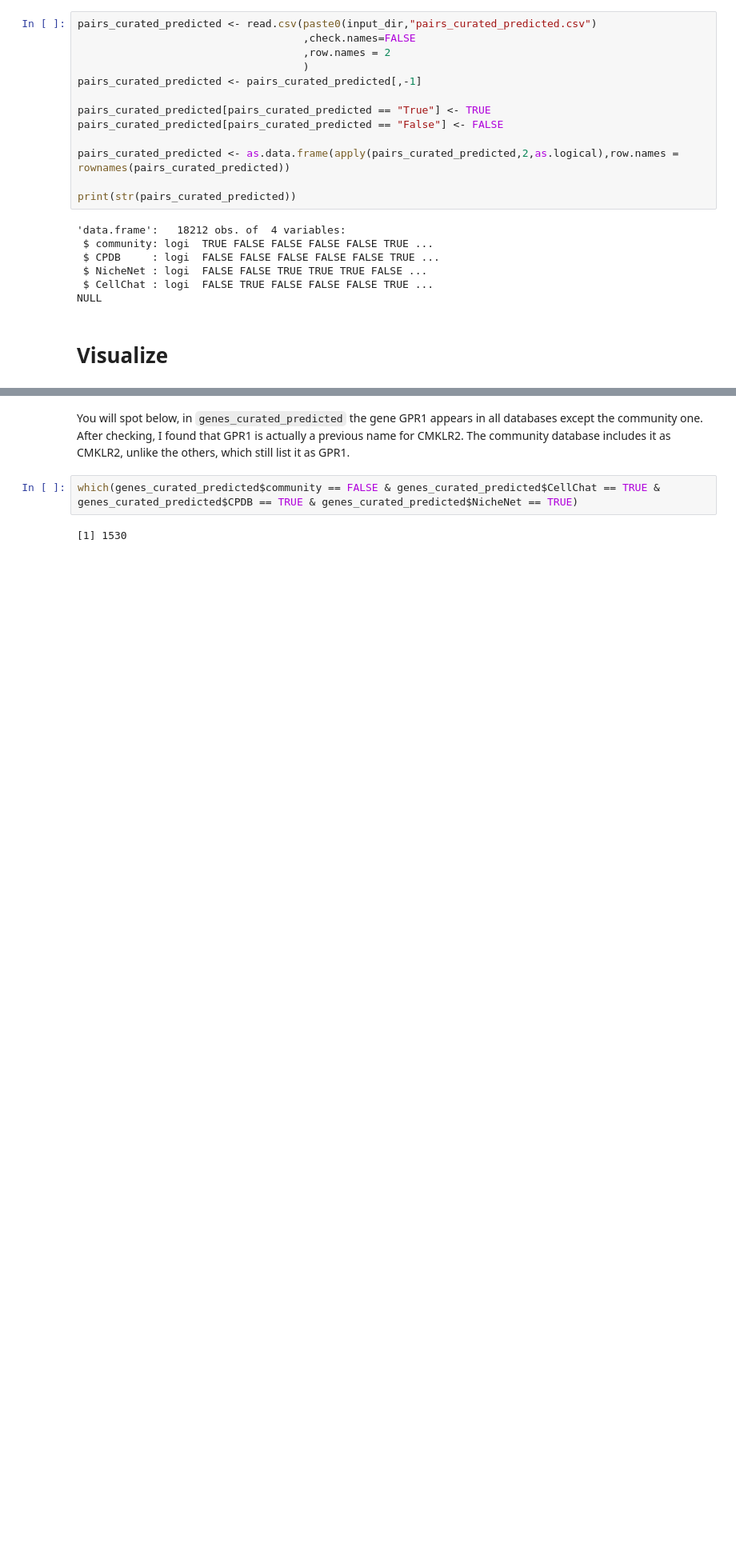
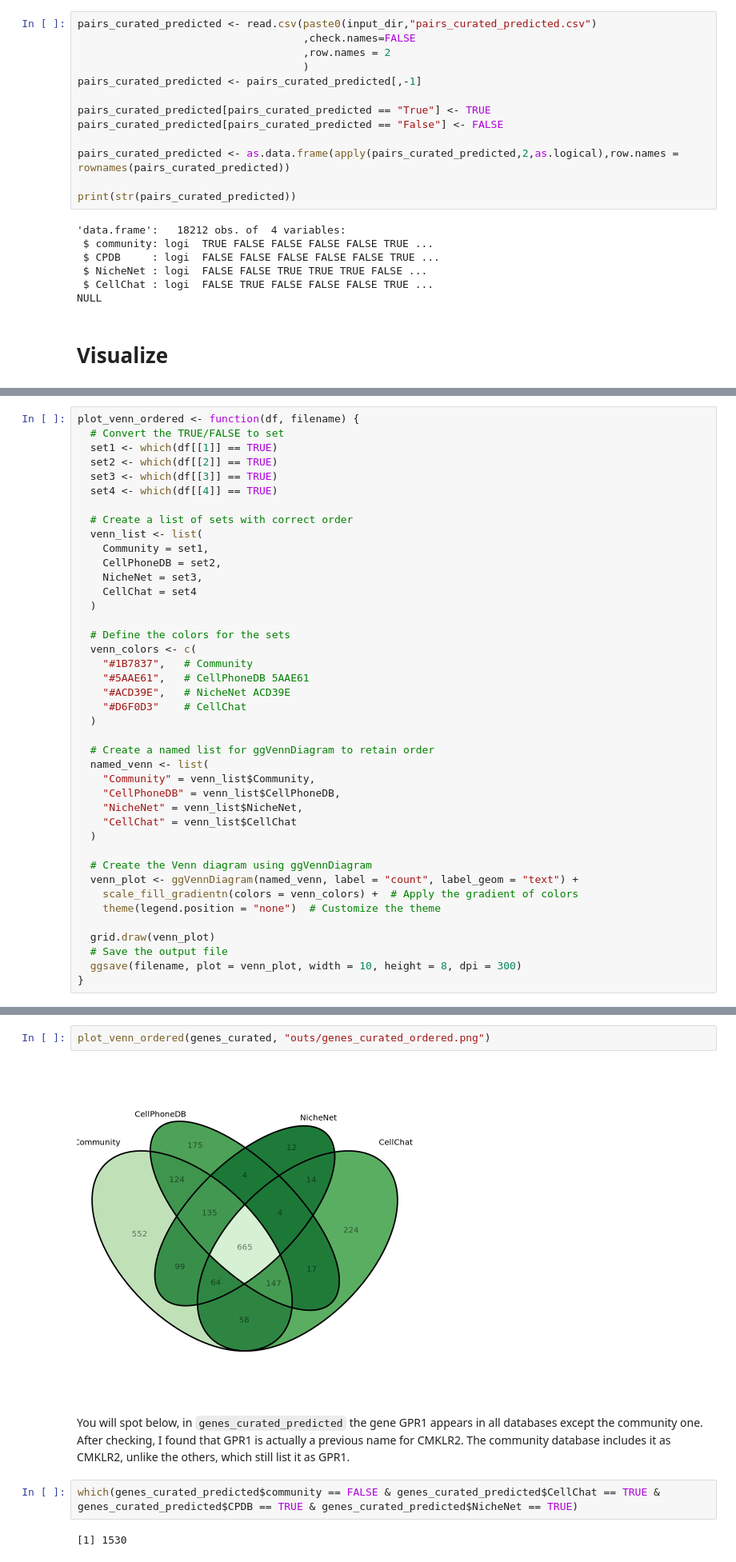
Before and after one commit to colomemaria/community-paper, a Jupyter notebook: src/method_comparison/compare_databases/compare_results/compare_DB.ipynb, the cells around one changed output, grey strips where cells are left out. Shown at 80% size. Saved outputs shown, nothing was run; the diff lists cells and outputs as text; blank space fills up the shorter version.

```diff
--- a/src/method_comparison/compare_databases/compare_results/compare_DB.ipynb
+++ b/src/method_comparison/compare_databases/compare_results/compare_DB.ipynb
@@ -218,3 +204,44 @@ A data.frame: 2294 × 4
+# %%
+plot_venn_ordered <- function(df, filename) {
+  # Convert the TRUE/FALSE to set
+  set1 <- which(df[[1]] == TRUE)
+  set2 <- which(df[[2]] == TRUE)
+  set3 <- which(df[[3]] == TRUE)
+  set4 <- which(df[[4]] == TRUE)
+
+  # Create a list of sets with correct order
+  venn_list <- list(
+    Community = set1,
+    CellPhoneDB = set2,
+    NicheNet = set3,
+    CellChat = set4
+  )
+
+  # Define the colors for the sets
+  venn_colors <- c(
+    "#1B7837",   # Community
+    "#5AAE61",   # CellPhoneDB 5AAE61
+    "#ACD39E",   # NicheNet ACD39E
+    "#D6F0D3"    # CellChat
+  )
+
+  # Create a named list for ggVennDiagram to retain order
+  named_venn <- list(
+    "Community" = venn_list$Community,
+    "CellPhoneDB" = venn_list$CellPhoneDB,
+    "NicheNet" = venn_list$NicheNet,
+    "CellChat" = venn_list$CellChat
+  )
+
+  # Create the Venn diagram using ggVennDiagram
+  venn_plot <- ggVennDiagram(named_venn, label = "count", label_geom = "text") +
+    scale_fill_gradientn(colors = venn_colors) +  # Apply the gradient of colors
+    theme(legend.position = "none")  # Customize the theme
+
+  grid.draw(venn_plot)
+  # Save the output file
+  ggsave(filename, plot = venn_plot, width = 10, height = 8, dpi = 300)
+}
 # %%
 plot_venn(genes_curated, "outs/genes_curated.png")
 # %% [output]
@@ -226,3 +253,7 @@ plot_venn(pairs_curated, "outs/pairs_curated.png")
+# %%
+plot_venn_ordered(genes_curated, "outs/genes_curated_ordered.png")
+# %% [output]
+[figure, added]
 # %% [markdown]
 You will spot below, in `genes_curated_predicted` the gene GPR1 appears in all databases except the community one. After checking, I found that GPR1 is actually a previous name for CMKLR2. The community database includes it as CMKLR2, unlike the others, which still list it as GPR1.
 # %%
```
Also changed, not shown: parts of 18 cells of this notebook, 26 other files.
